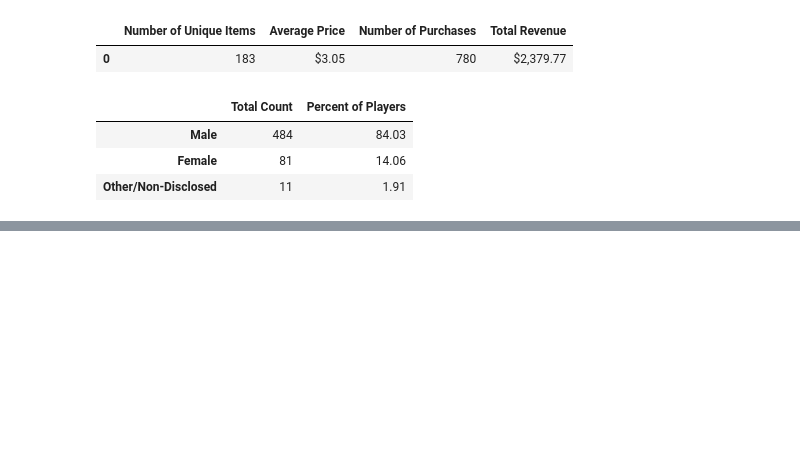
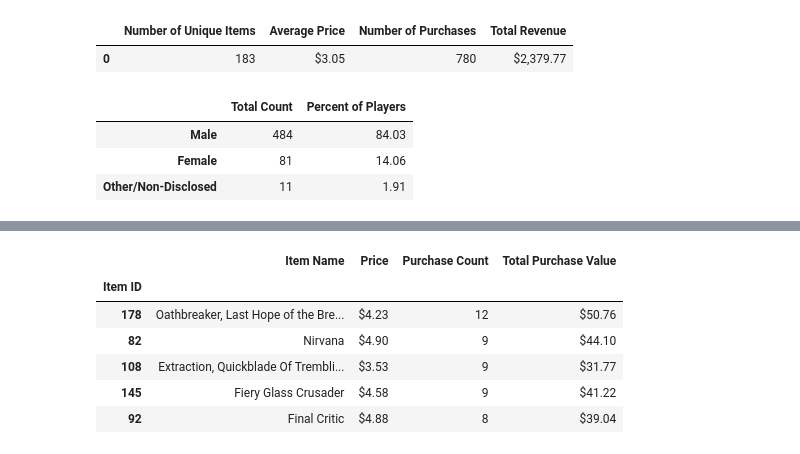
Before and after one commit to ASooklall/pandas-challenge, a Jupyter notebook: HeroesOfPymoli/HeroesOfPymoli.ipynb, the cells around one changed output, grey strips where cells are left out. Cells and saved outputs as stored; diff of their text form; code cells hidden in the pictures; blank space fills up the shorter version.

```diff
--- a/HeroesOfPymoli/HeroesOfPymoli.ipynb
+++ b/HeroesOfPymoli/HeroesOfPymoli.ipynb
@@ -283,0 +280,44 @@ gender_purchases_df
+# %%
+# Most Popular Items
+# Identify the 5 most popular items by purchase count, then list (in a table):
+
+
+df_top_item = purchase_data_df.groupby(['Item Name','Item ID','Price'])
+df_top_item_count = df_top_item.count().sort_values('Item ID', ascending=False)
+# df_top_item_count.head(5)
+# Item ID
+item_id_df = df_top_item['Item ID']
+# Item Name
+
+
+# Purchase Count
+
+
+# Item Price
+
+
+# Total Purchase Value
+df_top_item_count = df_top_item_count.drop(columns=['SN','Age','Gender'])
+df_top_item_count = df_top_item_count.rename(columns={"Purchase ID": "Purchase Count"})
+df_top_item_count['Total Purchase Value']= round(df_top_item['Price'].sum(),2)
+df_top_item_count = df_top_item_count.reset_index(drop=False)
+df_top_item_count = df_top_item_count.set_index('Item ID')
+
+
+df_top_item_count2 = df_top_item_count.copy()
+
+
+df_top_item_count['Price'] = df_top_item_count['Price'].map('${:,.2f}'.format)
+df_top_item_count['Total Purchase Value'] = df_top_item_count['Total Purchase Value'].map('${:,.2f}'.format)
+
+
+item_summary_df = df_top_item_count.sort_values('Purchase Count',ascending=False)
+item_summary_df.head(5)
+# %% [output]
+|  | Item Name | Price | Purchase Count | Total Purchase Value |
+| Item ID |  |  |  |  |
+| 178 | Oathbreaker, Last Hope of the Bre... | $4.23 | 12 | $50.76 |
+| 82 | Nirvana | $4.90 | 9 | $44.10 |
+| 108 | Extraction, Quickblade Of Trembli... | $3.53 | 9 | $31.77 |
+| 145 | Fiery Glass Crusader | $4.58 | 9 | $41.22 |
+| 92 | Final Critic | $4.88 | 8 | $39.04 |
```
Also changed, not shown: parts of 13 cells of this notebook.
